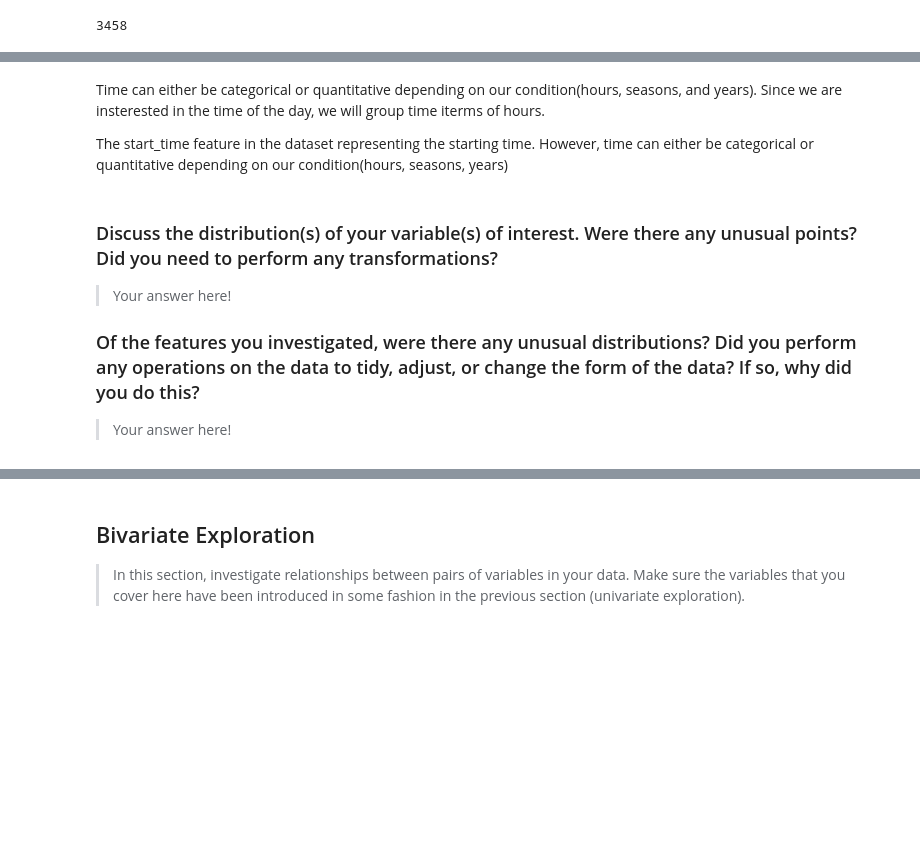
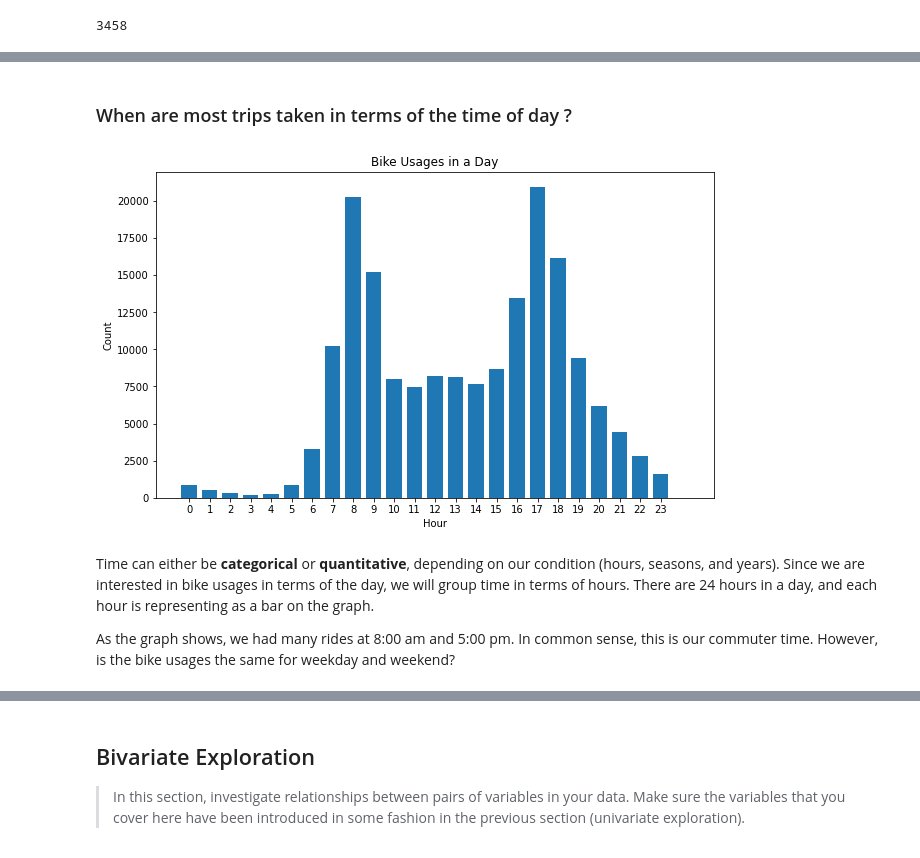
Before and after one commit to chefZau/Bike-System-Data-Exploration, a Jupyter notebook: exploration_template.ipynb, the cells around one changed output, grey strips where cells are left out. Drawn from its saved outputs; the diff is of its cells as text; code cells hidden in the pictures; blank space fills up the shorter version.

```diff
--- a/exploration_template.ipynb
+++ b/exploration_template.ipynb
@@ -257,4 +296,23 @@ Three thousand four hundred fifty-eight rows are having a distance of zero.
+# %% [markdown]
+### When are most trips taken in terms of the time of day ?
+# %%
+plt.figure(figsize=[10, 6])
+
+bin_edges = np.arange(-0.5, 24.5 + 1, 1)
+
+plt.hist(df.start_time.dt.hour, bins=bin_edges, rwidth=0.75)
+
+xticks = np.arange(0, 24, 1)
+plt.xticks(xticks)
+
+plt.xlabel("Hour")
+plt.ylabel("Count")
+plt.title("Bike Usages in a Day")
+
+plt.show()
+# %% [output]
+[figure, added]
 # %% [markdown]
-Time can either be categorical or quantitative depending on our condition(hours, seasons, and years). Since we are insterested in the time of the day, we will group time iterms of hours.
+Time can either be **categorical** or **quantitative**, depending on our condition (hours, seasons, and years). Since we are interested in bike usages in terms of the day, we will group time in terms of hours. There are 24 hours in a day, and each hour is representing as a bar on the graph.
 
-The start_time feature in the dataset representing the starting time. However, time can either be categorical or quantitative depending on our condition(hours, seasons, years)
+As the graph shows, we had many rides at 8:00 am and 5:00 pm. In common sense, this is our commuter time. However, is the bike usages the same for weekday and weekend?
@@ -263,8 +318,0 @@ df.s
-# %% [markdown]
-### Discuss the distribution(s) of your variable(s) of interest. Were there any unusual points? Did you need to perform any transformations?
-
-> Your answer here!
-
-### Of the features you investigated, were there any unusual distributions? Did you perform any operations on the data to tidy, adjust, or change the form of the data? If so, why did you do this?
-
-> Your answer here!
```
Also changed, not shown: parts of 9 cells of this notebook.
